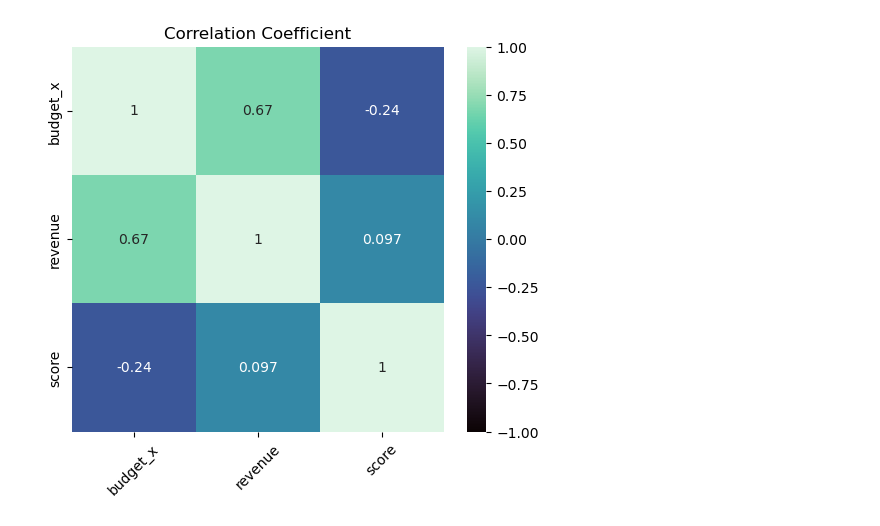
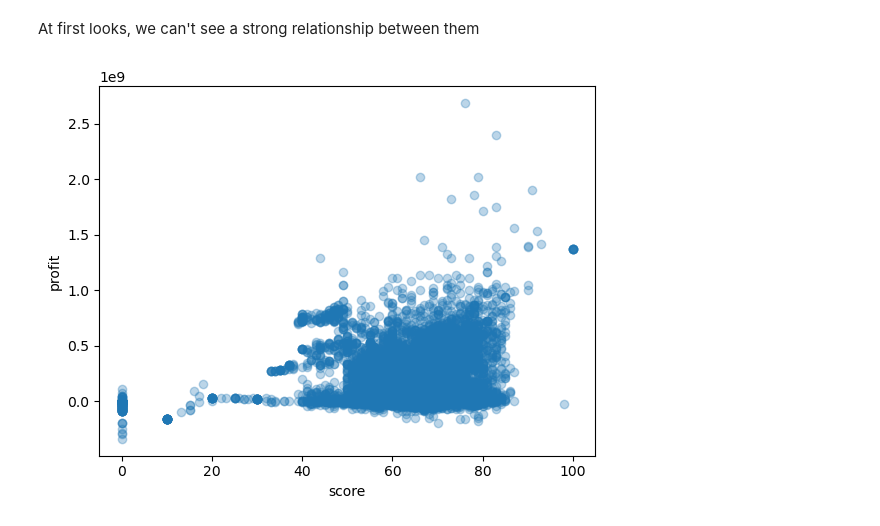
Before and after one commit to bielmc11/IMDB-MOVIES-ANALYSIS, a Jupyter notebook: movie_analysis.ipynb, the cells around one changed output. Saved outputs shown, nothing was run; the diff lists cells and outputs as text; code cells hidden in the pictures.

```diff
--- a/movie_analysis.ipynb
+++ b/movie_analysis.ipynb
@@ -49,0 +103,2 @@ df.head()
+# %%
+df.dropna(subset=['crew', 'genre', 'country'], axis=0, inplace=True)
@@ -49,0 +108,2 @@ df.head()
+# %%
+df.drop(['status','overview', 'orig_lang','orig_title', 'country'], axis=1, inplace=True)
@@ -49,0 +113,5 @@ df.head()
+# %%
+df['revenue'] = df['revenue'].astype(int)
+df['budget_x'] = df['budget_x'].astype(int)
+
+df['date_x'] = pd.to_datetime(df['date_x'])
@@ -49,0 +121,2 @@ df.head()
+# %%
+df['profit'] = (df['revenue'] - df['budget_x']).astype(int)
@@ -58,13 +144,9 @@ corr
+# %% [markdown]
+At first looks, we can't see a strong relationship between them
 # %%
-plt.figure(figsize=(6,5))
-
-
-cmap = sns.diverging_palette(230, 20, as_cmap=True)
-sns.heatmap(corr, annot=True,vmin=-1, cmap='mako')
-
-plt.xticks(rotation=45)
-plt.title("Correlation Coefficient", size=12)
-
+plt.scatter(df['score'], df['profit'] ,alpha=0.3, )
+plt.xlabel('score')
+plt.ylabel('profit')
 plt.show()
 # %% [output]
-[figure, old version]
+[figure, new version]
```
Also changed, not shown: parts of 26 cells of this notebook, 3 other files.
